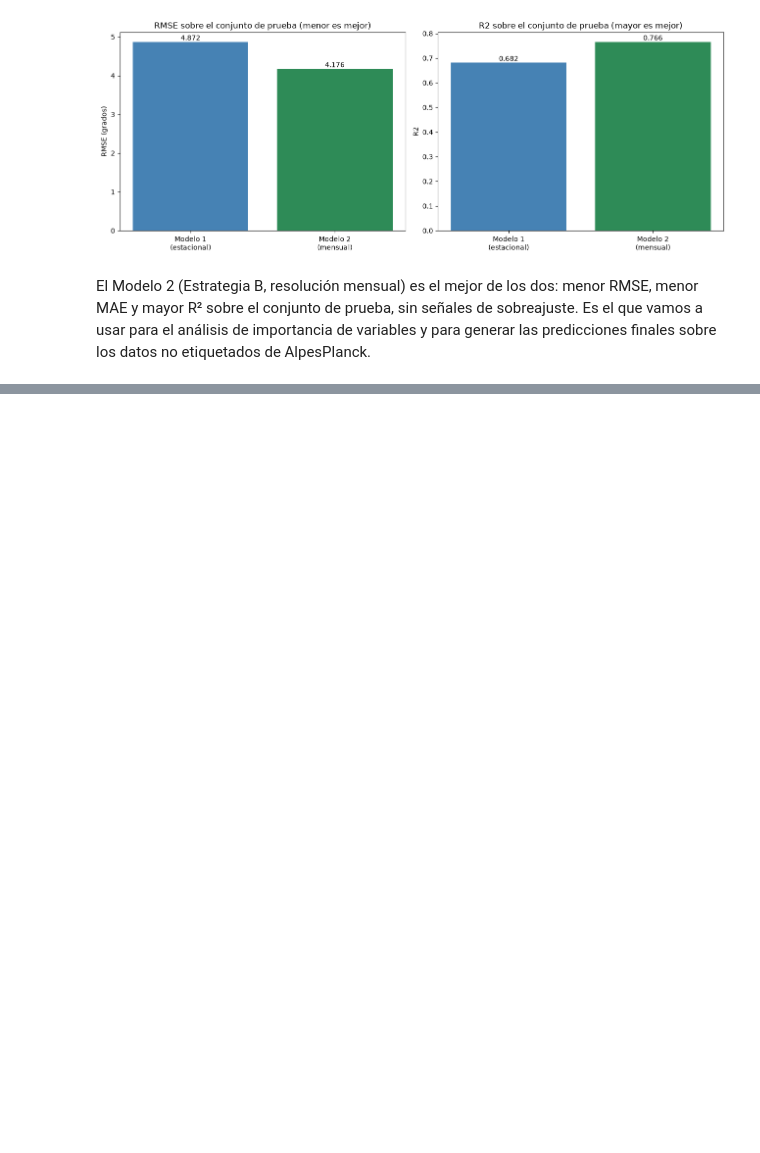
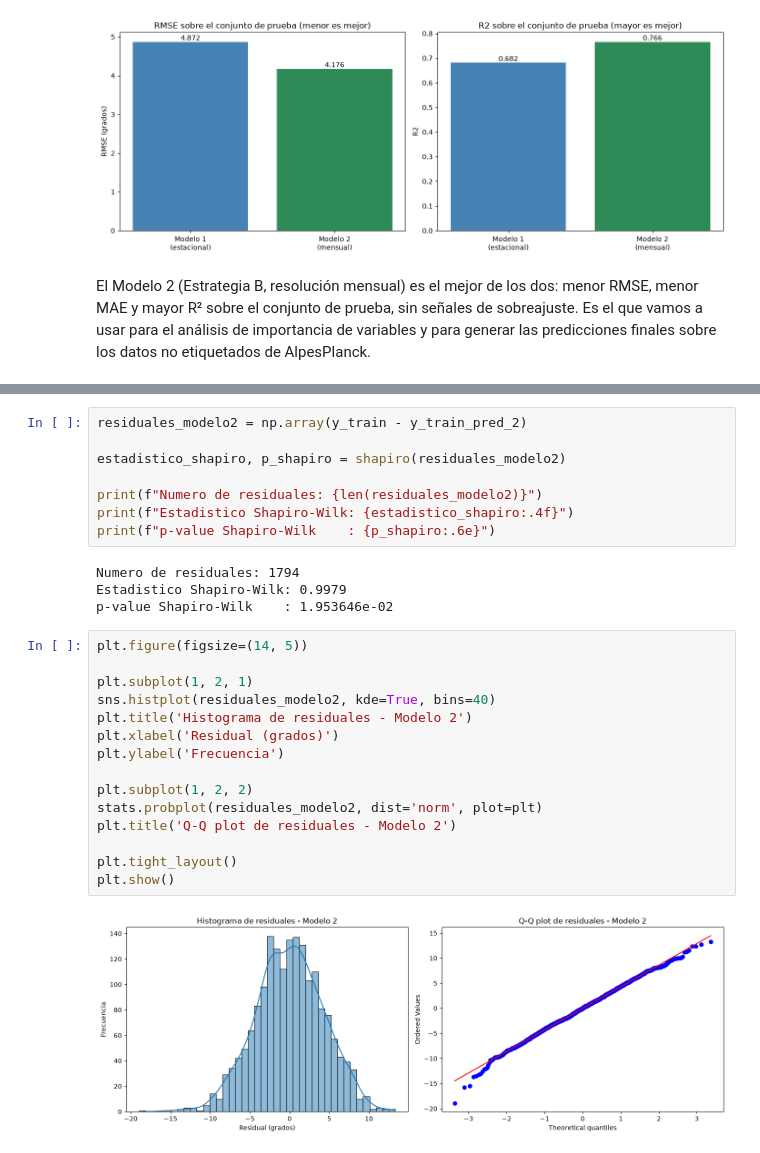
Before and after one commit to Jscovino/Lab-1-Aprendizaje-M-quina---Grupo-60, a Jupyter notebook: Lab1_Desarrollo.ipynb, the cells around one changed output, grey strips where cells are left out. Saved outputs shown, nothing was run; the diff lists cells and outputs as text; blank space fills up the shorter version.

```diff
--- a/Lab1_Desarrollo.ipynb
+++ b/Lab1_Desarrollo.ipynb
@@ -2239,0 +2499,29 @@ El Modelo 2 (Estrategia B, resolución mensual) es el mejor de los dos: menor RM
+# %%
+residuales_modelo2 = np.array(y_train - y_train_pred_2)
+
+estadistico_shapiro, p_shapiro = shapiro(residuales_modelo2)
+
+print(f"Numero de residuales: {len(residuales_modelo2)}")
+print(f"Estadistico Shapiro-Wilk: {estadistico_shapiro:.4f}")
+print(f"p-value Shapiro-Wilk    : {p_shapiro:.6e}")
+# %% [output]
+Numero de residuales: 1794
+Estadistico Shapiro-Wilk: 0.9979
+p-value Shapiro-Wilk    : 1.953646e-02
+# %%
+plt.figure(figsize=(14, 5))
+
+plt.subplot(1, 2, 1)
+sns.histplot(residuales_modelo2, kde=True, bins=40)
+plt.title('Histograma de residuales - Modelo 2')
+plt.xlabel('Residual (grados)')
+plt.ylabel('Frecuencia')
+
+plt.subplot(1, 2, 2)
+stats.probplot(residuales_modelo2, dist='norm', plot=plt)
+plt.title('Q-Q plot de residuales - Modelo 2')
+
+plt.tight_layout()
+plt.show()
+# %% [output]
+[figure, added]
```
Also changed, not shown: parts of 45 cells of this notebook.
